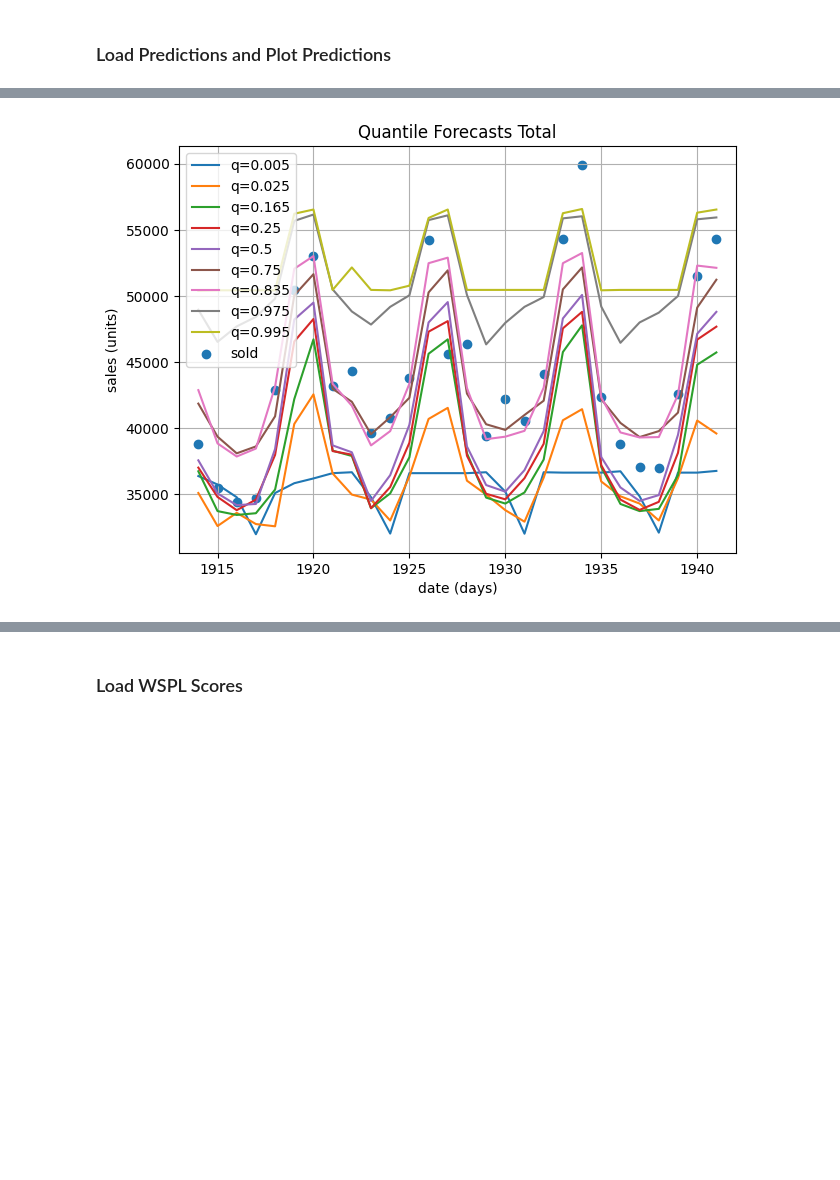
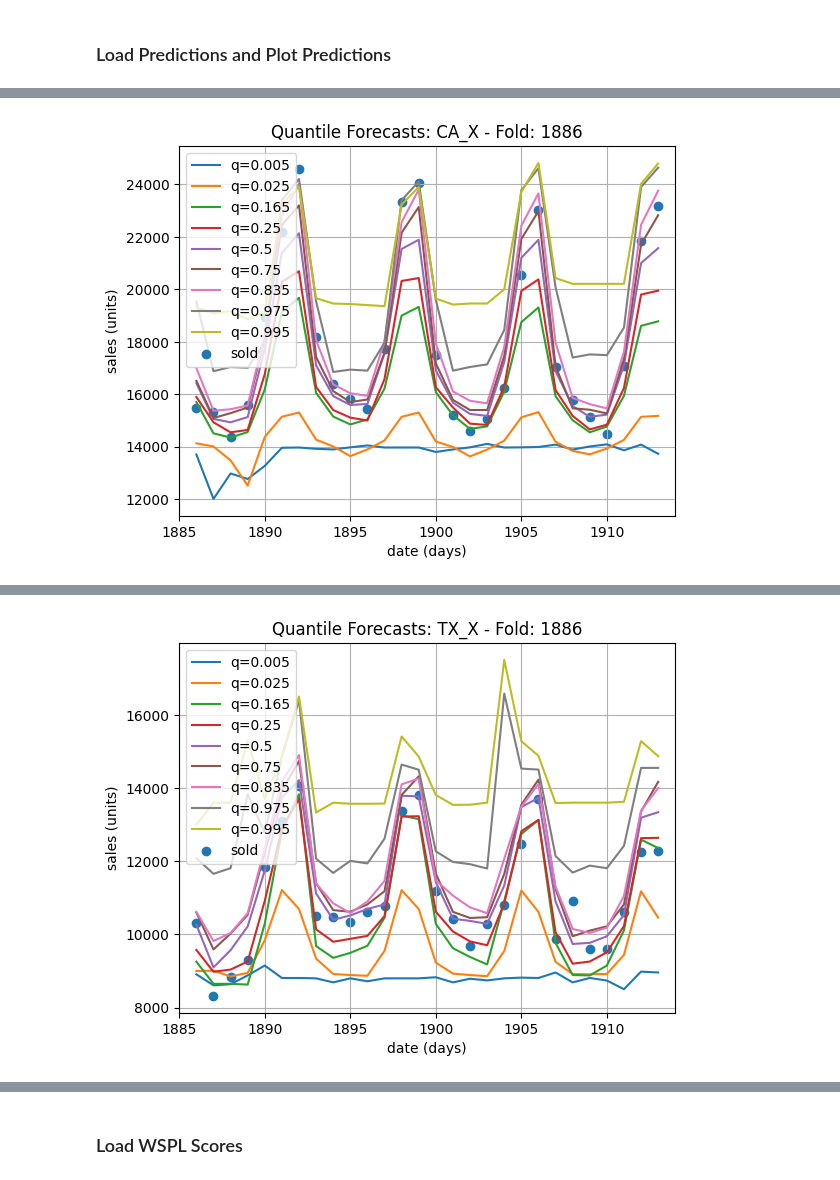
Before and after one commit to CodingNoob234/m5-forecasting-uncertainty, a Jupyter notebook: code/un_visualising_results_quantiles.ipynb, the cells around one changed output, grey strips where cells are left out. Saved outputs shown, nothing was run; the diff lists cells and outputs as text; code cells hidden in the pictures; blank space fills up the shorter version.

```diff
--- a/code/un_visualising_results_quantiles.ipynb
+++ b/code/un_visualising_results_quantiles.ipynb
@@ -200,17 +192,21 @@ def load_model(experiment_name: str, level: str = 'Level1', fold: int = 1914, qu
 # %%
 experiment_name = 'quantiles vs. std'
 experiment_name = 'best models'
-quantile = .995
-# models = load_model('price auto/momentum', 'Level8', 1914, quantile=quantile)
-models = load_model(experiment_name, 'Level3', 1914, quantile=quantile)
-
-fig, axs = plt.subplots(1,3,figsize=(20,12))
+experiment_name = 'full vs. sparse'
+experiment_name = 'ewm vs. ma'
+level = 'Level2'
+fold = 1886
+quantile = .5
+models = load_model(experiment_name, level, fold, quantile=quantile)
+n_models = len(models.values())
+# fig, axs = plt.subplots(1,n_models,figsize=(20,12))
+fig, axs = plt.subplots(n_models,1,figsize=(12,20))
 for i, (key, item) in enumerate(models.items()):
     key: str = key
     ax = axs[i]
     lgb.plot_importance(item, ax = ax)
-    key = key.replace('_', ' ')
     ax.set_title(f'Feature Importance: {key} - q={quantile}')
 fig.tight_layout()
+plt.savefig(f'../figure/results/importance_{experiment_name}_{level}_{fold}.png', dpi=300)
 plt.show()
 # %% [output]
@@ -296,8 +285,8 @@ def perform_cv(df: pd.DataFrame, df_sub: pd.DataFrame):
     return p
 # %%
 # load predictions
-FOLD = 1914
-HIGHEST_LEVEL = 1
+FOLD = 1886
+HIGHEST_LEVEL = 2
 # INCLUDE_COLUMNS = ['auto', 'seasonal']
 # INCLUDE_COLUMNS =  [
 #         'seasonal_weekday',
@@ -310,8 +299,10 @@ HIGHEST_LEVEL = 1
 #         'autoquantiles_sold_qtile_28_0.1'
 # ]
 experiment_name = 'price auto/momentum'
+experiment_name = 'full vs. sparse'
+experiment_name = 'ewm vs. ma'
 features = EXPERIMENTS_DICT[experiment_name]
-idx = 0
+idx = 1
 INCLUDE_COLUMNS = features['BASE'] + features['INCLUDE_COLUMNS_LIST'][idx]
 path = 'temp_submissions/'
 data = read_concat_predictions(
@@ -330,6 +321,7 @@ rrr = rrr.set_index('d_int', drop=True)
 # %%
 for group, df_temp in rrr.groupby('id_merge'):
     logger.info(group)
+
     # plot
     for quantile in df_temp['quantile'].unique():
         df_temp[df_temp['quantile'] == quantile]['pred'].plot(label = f'q={quantile}')
@@ -342,10 +334,10 @@ for group, df_temp in rrr.groupby('id_merge'):
     plt.xlim(FOLD-1, FOLD+DAYS)
     plt.grid()
     plt.legend()
-    plt.tight_layout()
 
-    plt.title('Quantile Forecasts Total')
+    plt.title(f'Quantile Forecasts: {group} - Fold: {FOLD}')
     plt.xlabel('date (days)')
     plt.ylabel('sales (units)')
+    plt.savefig(f'../figure/results/forecast_{experiment_name}_{"_".join(INCLUDE_COLUMNS)}_{group}_{fold}.png', dpi = 300)
     plt.show()
 # %% [output]
@@ -353 +345 @@ for group, df_temp in rrr.groupby('id_merge'):
-[figure, old version]
+[figure, new version]
@@ -353,0 +347 @@ for group, df_temp in rrr.groupby('id_merge'):
+[figure, added]
```
Also changed, not shown: parts of 10 cells of this notebook, 15 other files.
